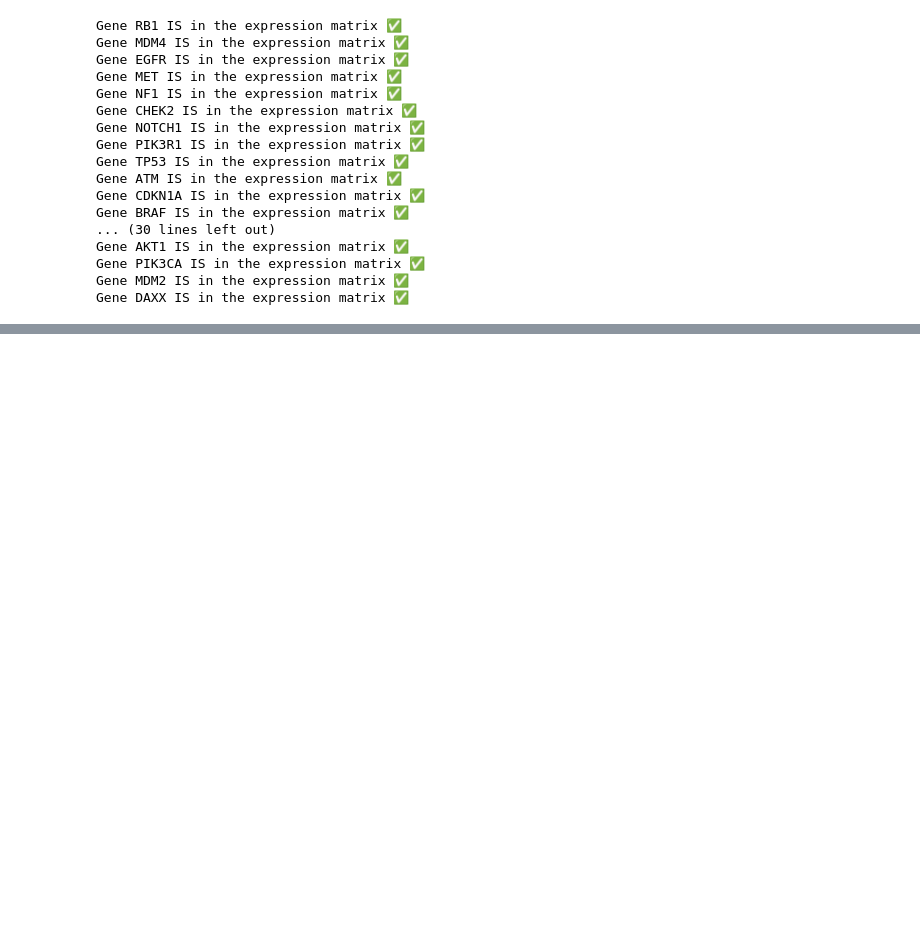
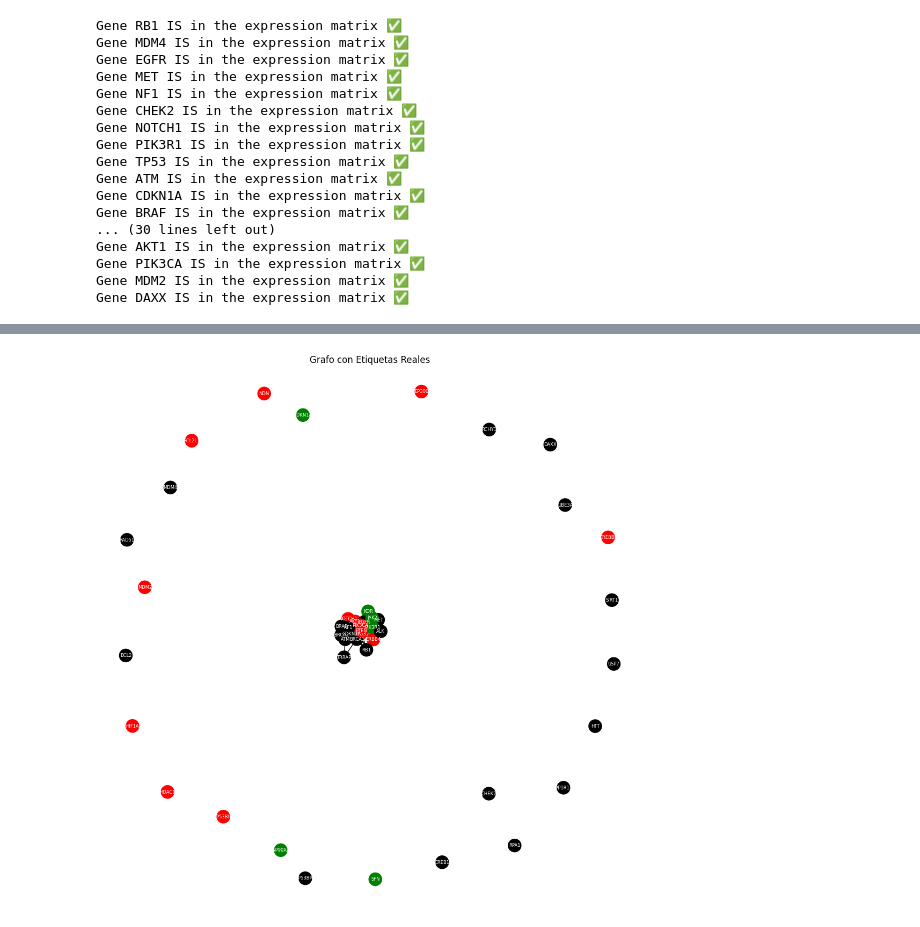
Before and after one commit to amoyag/GNN, a Jupyter notebook: GNN_tnbc_genes.ipynb, the cells around one changed output, grey strips where cells are left out. Cells and saved outputs as stored; diff of their text form; code cells hidden in the pictures; blank space fills up the shorter version.

```diff
--- a/GNN_tnbc_genes.ipynb
+++ b/GNN_tnbc_genes.ipynb
@@ -406,17 +464,0 @@ def evaluate_model(model, data):
-# %%
-# Crear objeto PyTorch Geometric Data
-data = create_pyg_data(filtered_ppi_df, expression_df)
-
-# Inicializar modelo con características reales
-num_node_features = data.x.size(1)
-num_classes = len(data.y.unique())
-model = BiologyGNN(num_node_features=num_node_features, num_classes=num_classes)
-
-# Entrenar modelo
-train_model(model, data)
-
-# Hacer predicciones
-model.eval()
-pred = model(data.x, data.edge_index)
-predicted_classes = pred.argmax(dim=1)
-print("\nPredicted classes:", predicted_classes)
@@ -436,0 +465,50 @@ Predicted classes: tensor([0, 0, 1, 1, 0, 2, 1, 2, 1, 1, 1, 1, 2, 0, 1, 1, 2, 1,
+# %%
+import networkx as nx
+import matplotlib.pyplot as plt
+def visualize_pyg_data(data, index_to_gene, title="Graph Visualization", predictions=None):
+    """
+    Visualiza un grafo a partir de un objeto PyTorch Geometric Data.
+
+    Args:
+        data (torch_geometric.data.Data): Objeto de datos de PyTorch Geometric.
+        index_to_gene (dict): Diccionario de mapeo índice -> nombre del gen.
+        title (str): Título de la visualización.
+        predictions (torch.Tensor): Etiquetas predichas para los nodos (opcional).
+    """
+    # Crear un grafo NetworkX desde edge_index
+    G = nx.Graph()
+    edge_list = data.edge_index.t().tolist()
+    G.add_edges_from(edge_list)
+
+    # Crear nodos explícitamente
+    node_indices = list(range(data.y.size(0)))
+    G.add_nodes_from(node_indices)
+
+    # Determinar colores de los nodos
+    labels = predictions if predictions is not None else data.y
+    color_map = ["red" if labels[i] == 1 else "green" if labels[i] == 0 else "black" for i in range(len(labels))]
+
+    # Obtener etiquetas (nombres de los genes)
+    node_labels = {i: index_to_gene[i] for i in node_indices}
+
+    # Visualizar el grafo
+    plt.figure(figsize=(10, 10))
+    pos = nx.spring_layout(G, seed=42)
+    nx.draw(
+        G,
+        pos,
+        node_color=color_map,
+        with_labels=True,
+        labels=node_labels,  # Usar nombres de genes como etiquetas
+        node_size=300,
+        font_size=6,
+        font_color="white"
+    )
+    plt.title(title)
+    plt.show()
+
+
+# Visualizar etiquetas reales
+visualize_pyg_data(data, title="Grafo con Etiquetas Reales", index_to_gene=mapping)
+# %% [output]
+[figure, added]
```
Also changed, not shown: parts of 10 cells of this notebook.
